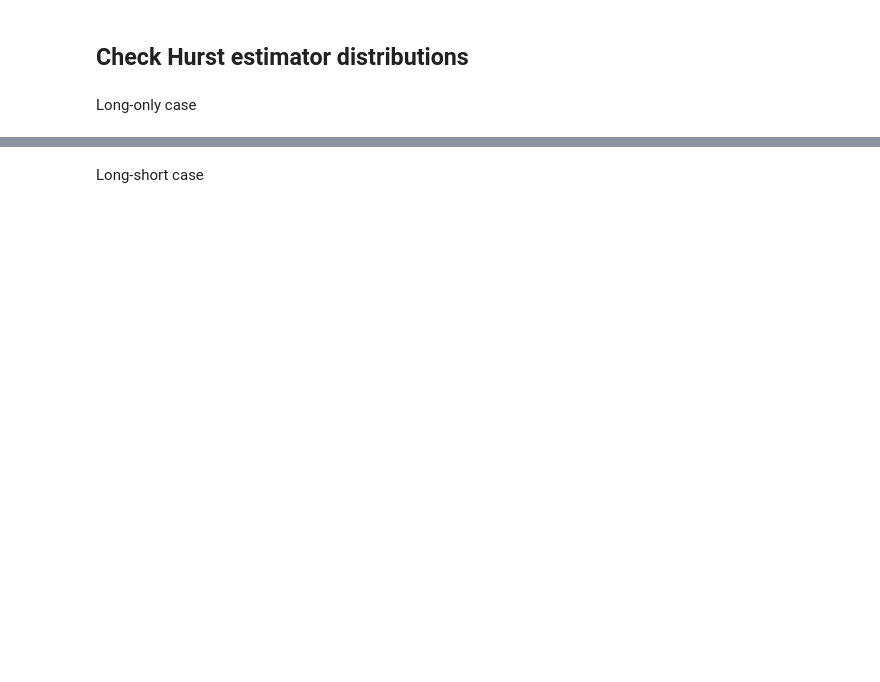
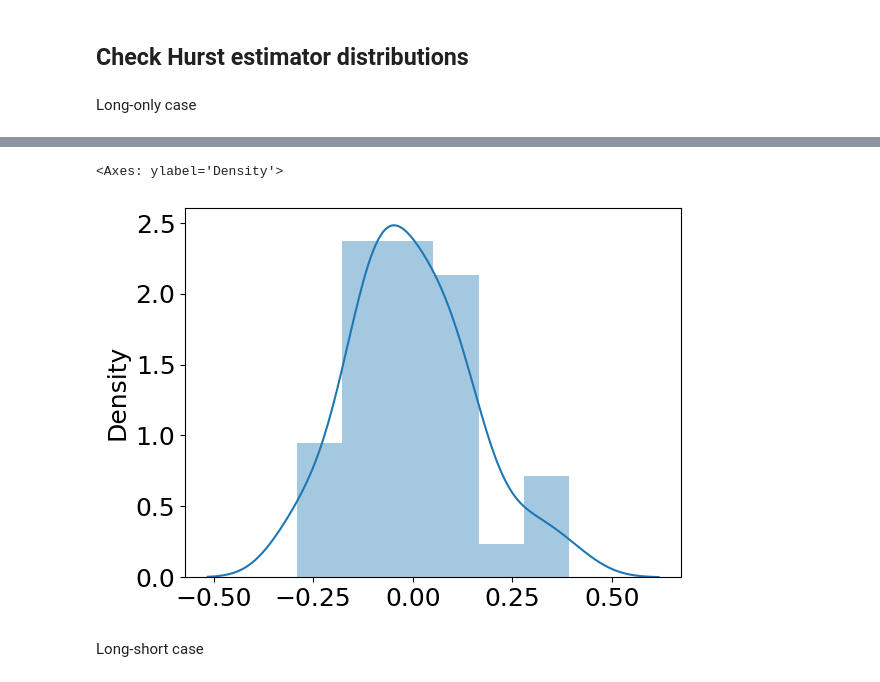
Before and after one commit to adam-zlatniczki/max_snr_portfolio, a Jupyter notebook: python/max_snr_portfolio_analysis.ipynb, the cells around one changed output, grey strips where cells are left out. Drawn from its saved outputs; the diff is of its cells as text; code cells hidden in the pictures; blank space fills up the shorter version.

```diff
--- a/python/max_snr_portfolio_analysis.ipynb
+++ b/python/max_snr_portfolio_analysis.ipynb
@@ -211,3 +383,8 @@ for j in range(len(hurst_estimators)):
+# %%
+sb.distplot(results_df[longonly][hurst_estimators[2]+"_"+portfolios[0]] - results_df[longonly][hurst_estimators[2]+"_"+portfolios[1]], kde=True, label=portfolios[i])
+# %% [output]
+<Axes: ylabel='Density'>
+[figure, added]
 # %% [markdown]
 Long-short case
 # %%
```
Also changed, not shown: parts of 15 cells of this notebook, 4 other files.
